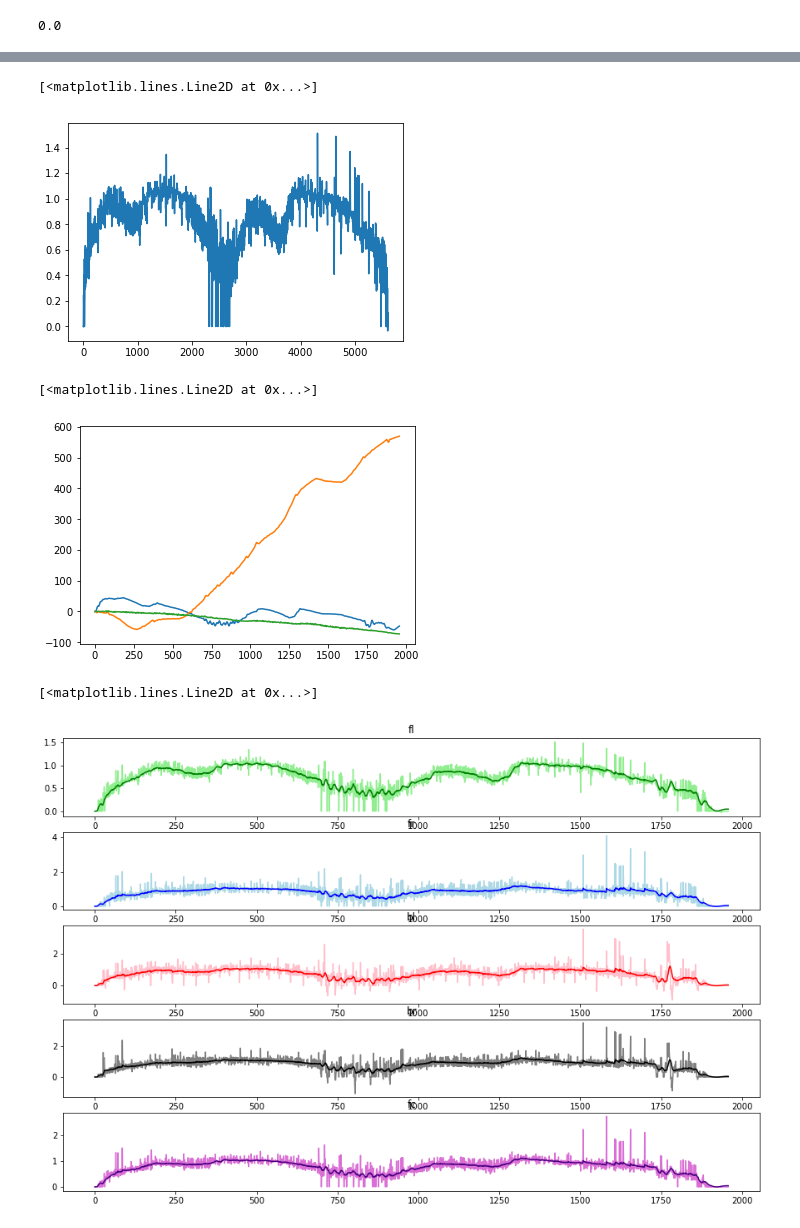
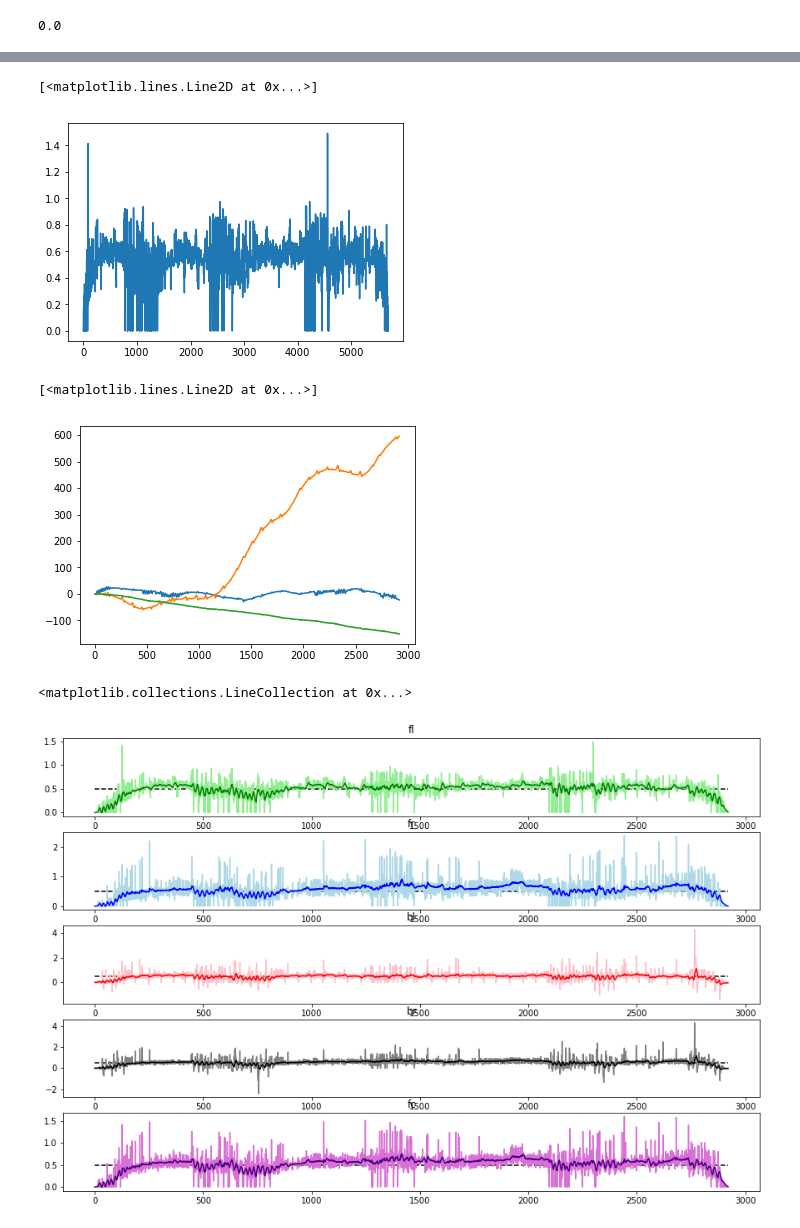
Before and after one commit to berickson/car, a Jupyter notebook: notebooks/Odometry.ipynb, the cells around one changed output, grey strips where cells are left out. Drawn from its saved outputs; the diff is of its cells as text; code cells hidden in the pictures.

```diff
--- a/notebooks/Odometry.ipynb
+++ b/notebooks/Odometry.ipynb
@@ -1,5 +1,5 @@
 # %%
-run_folder = 'tracks_symlink/desk/routes/D/runs/2'
+run_folder = 'tracks_symlink/desk/routes/D/runs/5'
 # %% [markdown]
 ## Imports and Helpers
 # %%
@@ -238,14 +261,14 @@ plt.plot(run.t, run.bl_v)
 plt.plot(run.fl,run.fl_v)
 # %% [output]
 [<matplotlib.lines.Line2D at 0x...>]
-[figure, old version]
+[figure, new version]
 # %%
 plt.plot(np.cumsum(run.ax))
 plt.plot(np.cumsum(run.ay))
 plt.plot(np.cumsum(run.az))
 # %% [output]
 [<matplotlib.lines.Line2D at 0x...>]
-[figure, old version]
+[figure, new version]
 # %%
 def kalman_v(ax,vraw):
     f = KalmanFilter(0,0)
@@ -264,34 +287,41 @@ run.br_kv = kalman_v(run.ax,run.br_v)
 run.fc_kv = (run.fl_kv+run.fr_kv)/2
 run.fc_v =( run.fl_v+run.fr_v)/2
 # %%
+v_line = 0.5
+
 big_figure()
 plt.subplot(5,1,1)
 plt.title('fl')
 plt.plot(run.fl_v,color='lightgreen')
 plt.plot(run.fl_kv,color='green')
+plt.hlines(xmin=0,xmax=len(run.t),y=v_line,linestyles='dashed')
 
 plt.subplot(5,1,2)
 plt.title('fr')
 plt.plot(run.fr_v,color='lightblue')
 plt.plot(run.fr_kv,color='blue')
+plt.hlines(xmin=0,xmax=len(run.t),y=v_line,linestyles='dashed')
 
 plt.subplot(5,1,3)
 plt.title('bl')
 plt.plot(run.bl_v,color='pink')
 plt.plot(run.bl_kv,color='red')
+plt.hlines(xmin=0,xmax=len(run.t),y=v_line,linestyles='dashed')
 
 plt.subplot(5,1,4)
 plt.title('br')
 plt.plot(run.br_v,color='gray')
 plt.plot(run.br_kv,color='black')
+plt.hlines(xmin=0,xmax=len(run.t),y=v_line,linestyles='dashed')
 
 plt.subplot(5,1,5)
 plt.title('fc')
 plt.plot(run.fc_v,color='orchid')
 plt.plot(run.fc_kv,color='indigo')
+plt.hlines(xmin=0,xmax=len(run.t),y=v_line,linestyles='dashed')
 # %% [output]
-[<matplotlib.lines.Line2D at 0x...>]
+<matplotlib.collections.LineCollection at 0x...>
-[figure, old version]
+[figure, new version]
 # %%
 big_figure()
 #plt.subplot(2,1,1)
```
Also changed, not shown: parts of 16 cells of this notebook.
